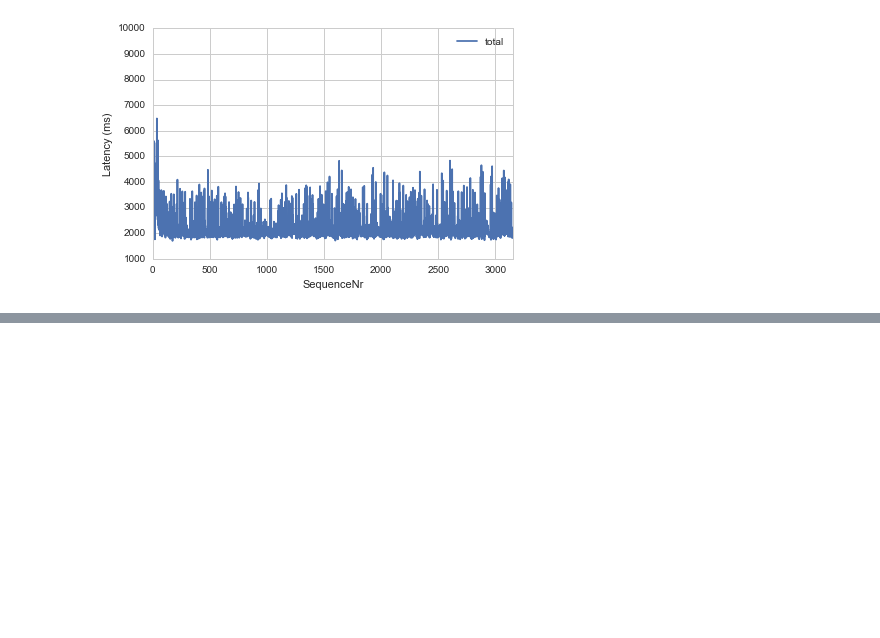
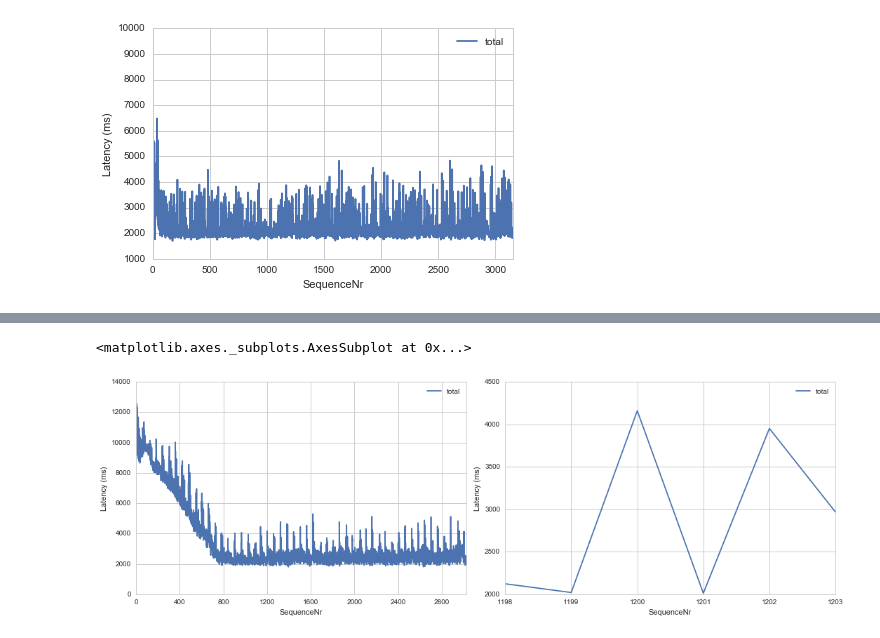
Before and after one commit to Aetf/remotelog, a Jupyter notebook: Exp-Res.ipynb, the cells around one changed output, grey strips where cells are left out. Saved outputs shown, nothing was run; the diff lists cells and outputs as text; code cells hidden in the pictures; blank space fills up the shorter version.

```diff
--- a/Exp-Res.ipynb
+++ b/Exp-Res.ipynb
@@ -422,0 +429,11 @@ WARNING: <exp 2016-6-07/17 nodes:2, FPS:11, topo: 2+80+2>: possibly bad data, la
+# %%
+%%capture
+ilb.reload(ana)
+non_perio_res = ana.exp_res('2016-5-26/17')
+# %%
+fig, axs = plt.subplots(ncols=2, figsize=(15,5))
+non_perio_res.seq_latency(ax=axs[0])
+non_perio_res.seq_latency(seq=range(1198,1204), ax=axs[1])
+# %% [output]
+<matplotlib.axes._subplots.AxesSubplot at 0x...>
+[figure, added]
```
Also changed, not shown: parts of 9 cells of this notebook, 29 other files.
